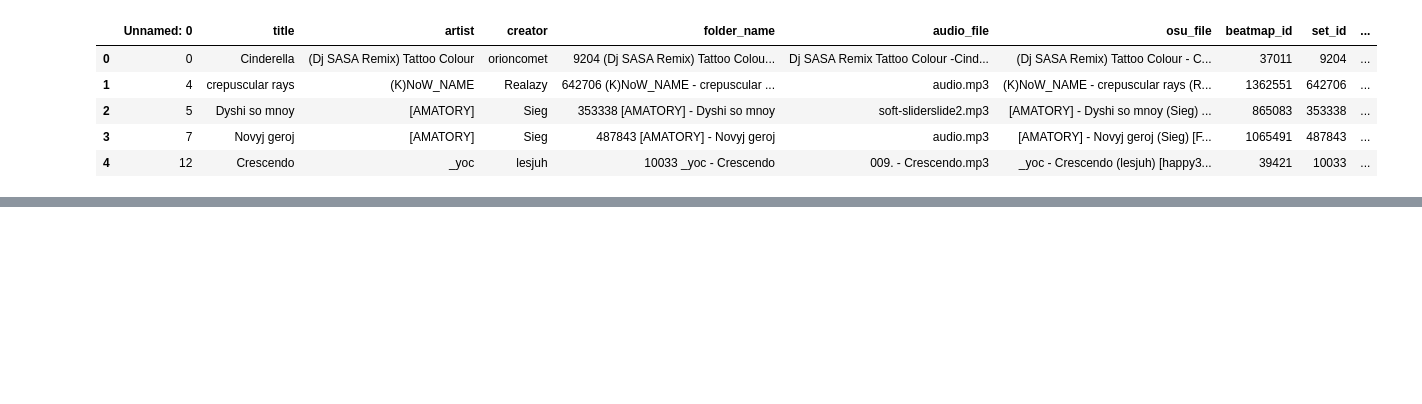
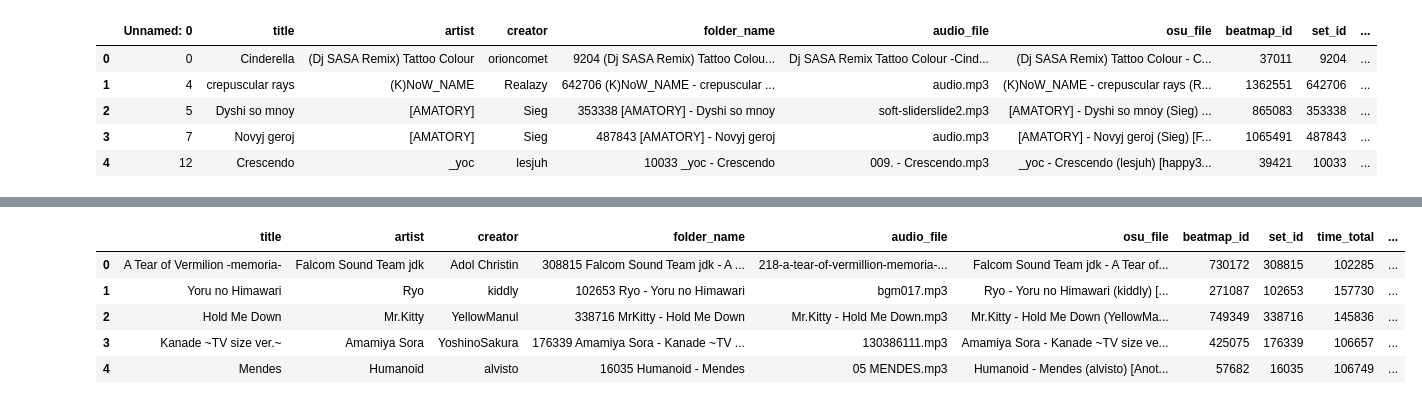
Before and after one commit to EgorDm/TempoMultiplePrediction, a Jupyter notebook: notebooks/sample_metrics.ipynb, the cells around one changed output, grey strips where cells are left out. Saved outputs shown, nothing was run; the diff lists cells and outputs as text; code cells hidden in the pictures; blank space fills up the shorter version.

```diff
--- a/notebooks/sample_metrics.ipynb
+++ b/notebooks/sample_metrics.ipynb
@@ -41,0 +110,9 @@ plt.xlim(0, 500)
+# %%
+balanced_entries.head()
+# %% [output]
+|  | title | artist | creator | folder_name | audio_file | osu_file | beatmap_id | set_id | time_total | ... |
+| 0 | A Tear of Vermilion -memoria- | Falcom Sound Team jdk | Adol Christin | 308815 Falcom Sound Team jdk - A ... | 218-a-tear-of-vermillion-memoria-... | Falcom Sound Team jdk - A Tear of... | 730172 | 308815 | 102285 | ... |
+| 1 | Yoru no Himawari | Ryo | kiddly | 102653 Ryo - Yoru no Himawari | bgm017.mp3 | Ryo - Yoru no Himawari (kiddly) [... | 271087 | 102653 | 157730 | ... |
+| 2 | Hold Me Down | Mr.Kitty | YellowManul | 338716 MrKitty - Hold Me Down | Mr.Kitty - Hold Me Down.mp3 | Mr.Kitty - Hold Me Down (YellowMa... | 749349 | 338716 | 145836 | ... |
+| 3 | Kanade ~TV size ver.~ | Amamiya Sora | YoshinoSakura | 176339 Amamiya Sora - Kanade ~TV ... | 130386111.mp3 | Amamiya Sora - Kanade ~TV size ve... | 425075 | 176339 | 106657 | ... |
+| 4 | Mendes | Humanoid | alvisto | 16035 Humanoid - Mendes | 05 MENDES.mp3 | Humanoid - Mendes (alvisto) [Anot... | 57682 | 16035 | 106749 | ... |
```
Also changed, not shown: parts of 11 cells of this notebook, 1 other file.
